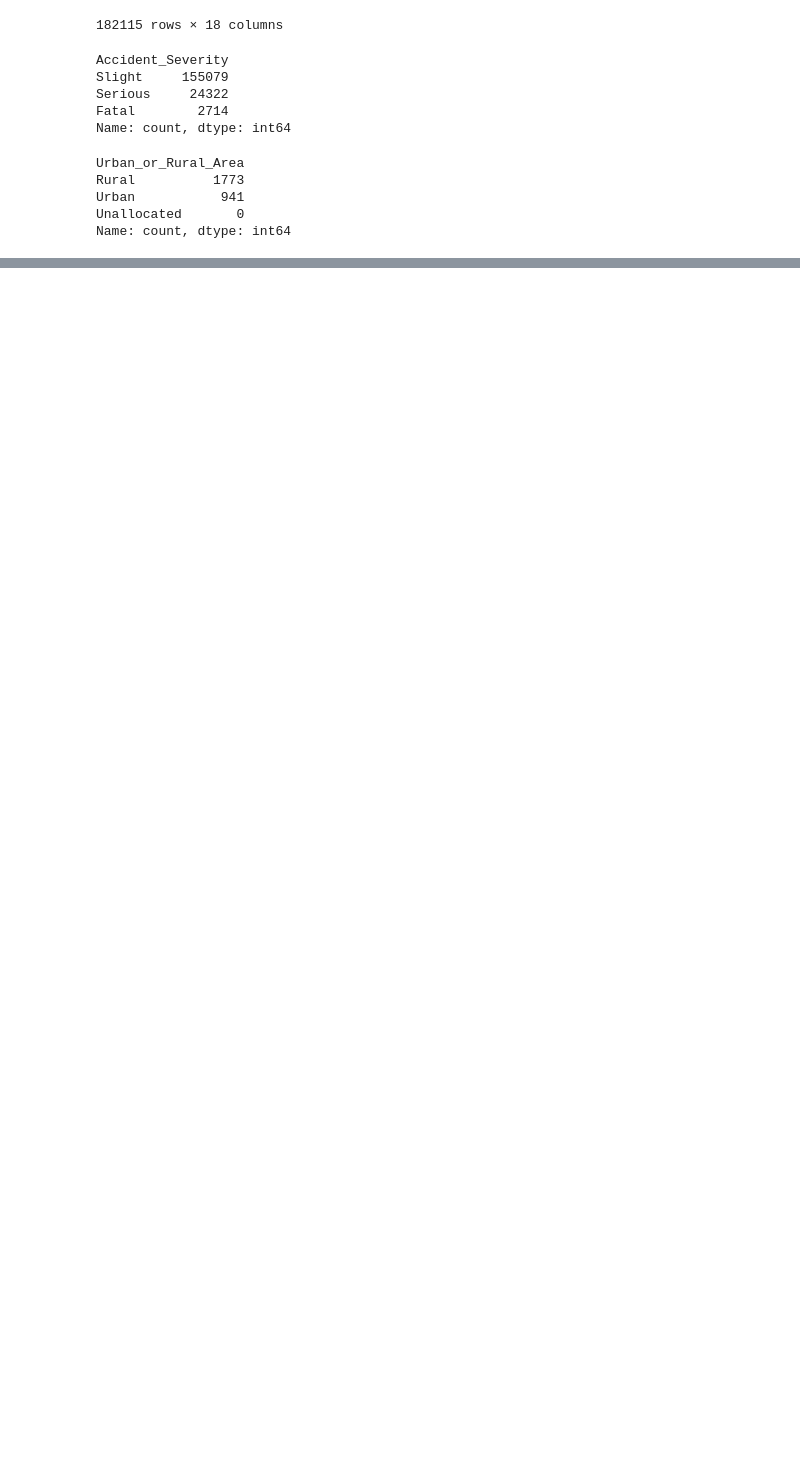
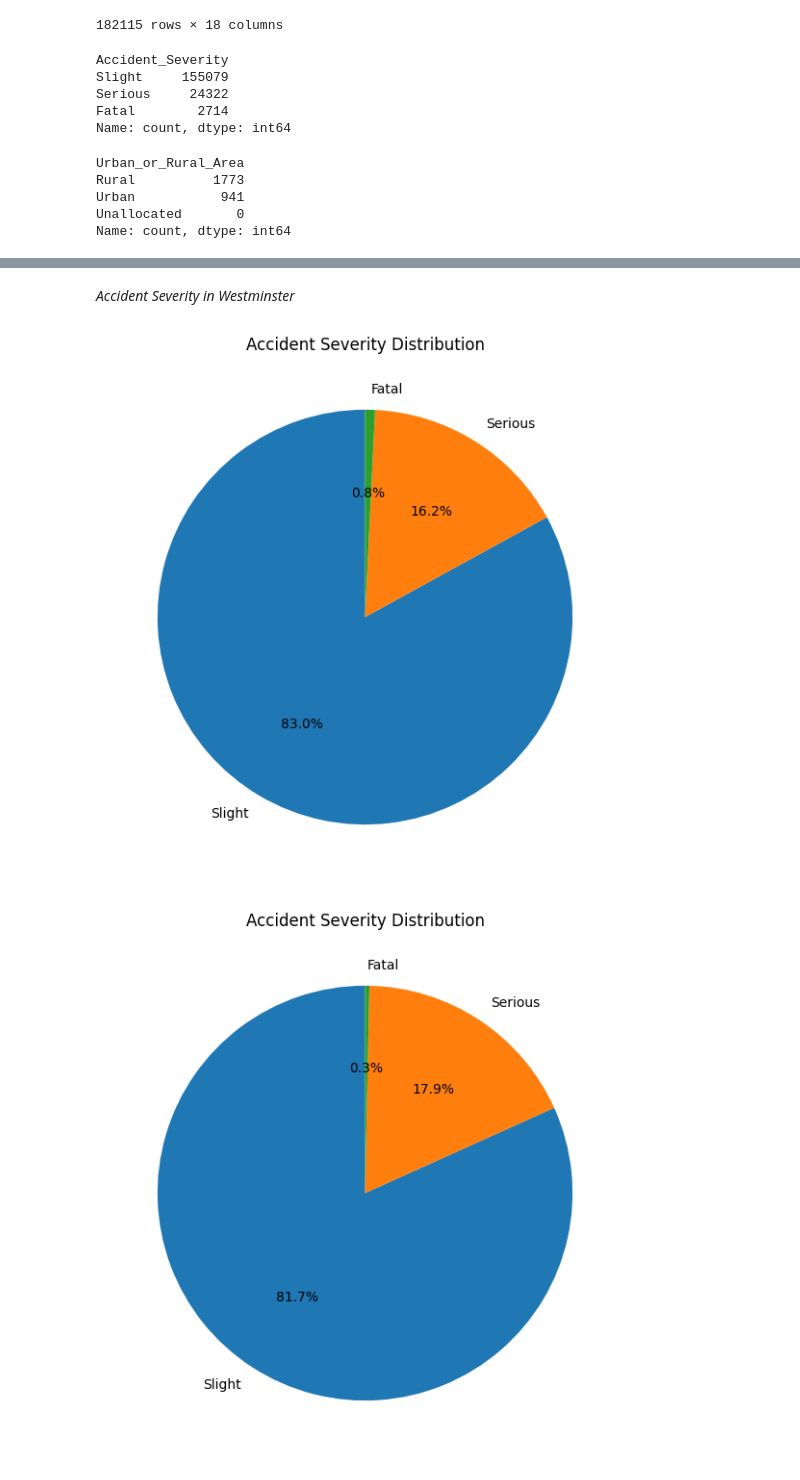
Before and after one commit to ReleasedDevil/ELECT303_DATA-ANALYTICS-GENTON, a Jupyter notebook: ELEC-3A/activity2.ipynb, the cells around one changed output, grey strips where cells are left out. Drawn from its saved outputs; the diff is of its cells as text; code cells hidden in the pictures; blank space fills up the shorter version.

```diff
--- a/ELEC-3A/activity2.ipynb
+++ b/ELEC-3A/activity2.ipynb
@@ -785,0 +961,27 @@ Name: count, dtype: int64
+# %% [markdown]
+<i>Accident Severity in Westminster </i>
+# %%
+Severity_Westminster  = Westminster_df['Accident_Severity'].value_counts()
+
+plt.pie(Severity_Westminster,
+        labels = Severity_Westminster.index,
+        autopct = '%1.1f%%',
+        startangle = 90)
+plt.gcf().set_size_inches(10,7)
+plt.title('Accident Severity Distribution')
+plt.show()
+
+Severity_2019_Westminster = Westminster_df[Westminster_df['Year'] == 2019]
+# severity_2019
+lsc_2019 = Severity_2019_Westminster['Accident_Severity'].value_counts()
+
+plt.pie(lsc_2019,
+        labels = lsc_2019.index,
+        autopct = '%1.1f%%',
+        startangle = 90)
+plt.gcf().set_size_inches(10,7)
+plt.title('Accident Severity Distribution')
+plt.show()
+# %% [output]
+[figure, added]
+[figure, added]
```
Also changed, not shown: parts of 44 cells of this notebook.
